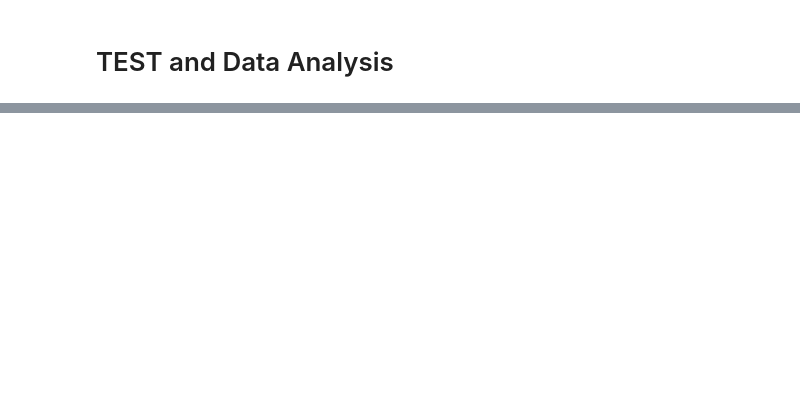
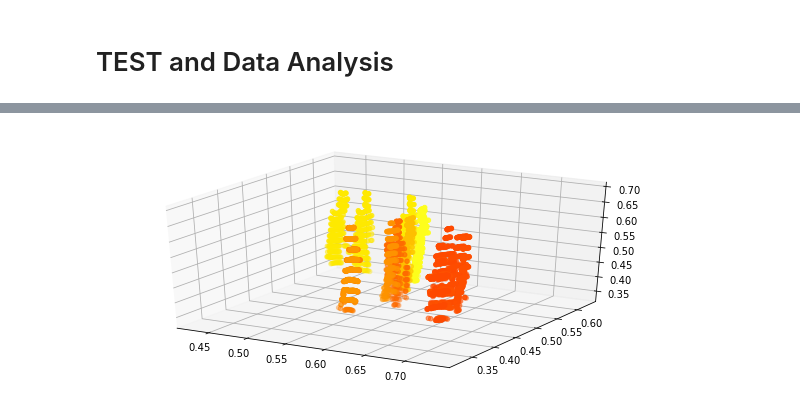
Before and after one commit to jcmayoral/gr_perception, a Jupyter notebook: gr_ml/nb/pointclouds-deeplearning.ipynb, the cells around one changed output, grey strips where cells are left out. Saved outputs shown, nothing was run; the diff lists cells and outputs as text; code cells hidden in the pictures; blank space fills up the shorter version.

```diff
--- a/gr_ml/nb/pointclouds-deeplearning.ipynb
+++ b/gr_ml/nb/pointclouds-deeplearning.ipynb
@@ -568,0 +579,19 @@ plt.show()
+# %%
+from mpl_toolkits.mplot3d import Axes3D  # noqa: F401 unused import
+import matplotlib.cm as cm
+
+colors = cm.hot(np.linspace(0, 1, 256))
+
+fig = plt.figure(figsize=(10,10))
+
+ax = fig.add_subplot(211, projection='3d')
+
+for d,l in zip(test_x,y_pred):
+    dx = d.cpu().numpy()
+    dl = l.cpu().numpy() * np.ones(dx.shape[0])*255
+    cl = np.asarray(dl,dtype=np.uint8)
+    ax.scatter(dx[:,0],dx[:,1],dx[:,2], c=colors[cl], cmap="hot")
+
+plt.show()
+# %% [output]
+[figure, added]
```
Also changed, not shown: parts of 12 cells of this notebook, 5 other files.
